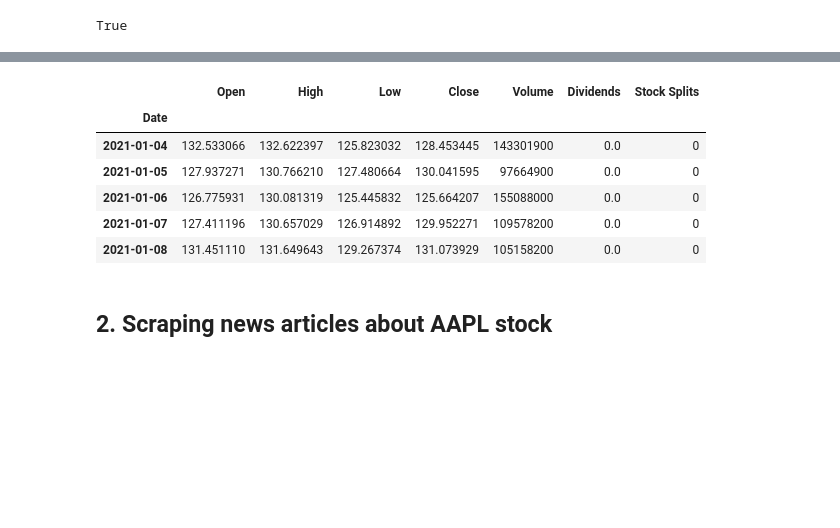
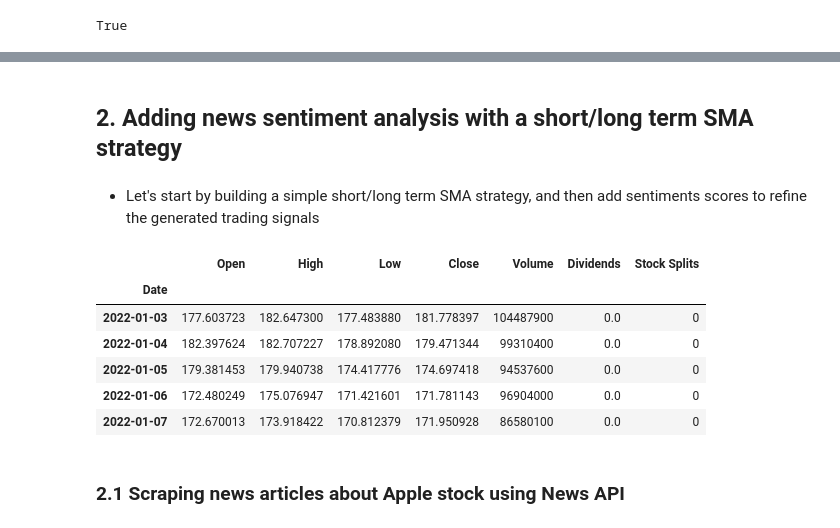
Before and after one commit to aahouzi/Stock-price-forecasting, a Jupyter notebook: notebooks/Financial_sentiment_analysis_VADER.ipynb, the cells around one changed output, grey strips where cells are left out. Drawn from its saved outputs; the diff is of its cells as text; code cells hidden in the pictures; blank space fills up the shorter version.

```diff
--- a/notebooks/Financial_sentiment_analysis_VADER.ipynb
+++ b/notebooks/Financial_sentiment_analysis_VADER.ipynb
@@ -67,16 +111,20 @@ Bob is normal. --> {'neg': 0.0, 'neu': 1.0, 'pos': 0.0, 'compound': 0.0}
 Bob isn't smart at all. --> {'neg': 0.361, 'neu': 0.639, 'pos': 0.0, 'compound': -0.3089}
+# %% [markdown]
+## 2. Adding news sentiment analysis with a short/long term SMA strategy
+# %% [markdown]
+- Let's start by building a simple short/long term SMA strategy, and then add sentiments scores to refine the generated trading signals
 # %%
 # Get AAPL data stock for year 2021
 aapl = yf.Ticker("AAPL")
-df_apple = aapl.history(start="2021-1-1", end="2021-12-31", interval="1d")
+df_apple = aapl.history(start="2022-1-1", end="2022-2-26", interval="1d")
 df_apple.head()
 # %% [output]
 |  | Open | High | Low | Close | Volume | Dividends | Stock Splits |
 | Date |  |  |  |  |  |  |  |
-| 2021-01-04 | 132.533066 | 132.622397 | 125.823032 | 128.453445 | 143301900 | 0.0 | 0 |
-| 2021-01-05 | 127.937271 | 130.766210 | 127.480664 | 130.041595 | 97664900 | 0.0 | 0 |
-| 2021-01-06 | 126.775931 | 130.081319 | 125.445832 | 125.664207 | 155088000 | 0.0 | 0 |
-| 2021-01-07 | 127.411196 | 130.657029 | 126.914892 | 129.952271 | 109578200 | 0.0 | 0 |
-| 2021-01-08 | 131.451110 | 131.649643 | 129.267374 | 131.073929 | 105158200 | 0.0 | 0 |
+| 2022-01-03 | 177.603723 | 182.647300 | 177.483880 | 181.778397 | 104487900 | 0.0 | 0 |
+| 2022-01-04 | 182.397624 | 182.707227 | 178.892080 | 179.471344 | 99310400 | 0.0 | 0 |
+| 2022-01-05 | 179.381453 | 179.940738 | 174.417776 | 174.697418 | 94537600 | 0.0 | 0 |
+| 2022-01-06 | 172.480249 | 175.076947 | 171.421601 | 171.781143 | 96904000 | 0.0 | 0 |
+| 2022-01-07 | 172.670013 | 173.918422 | 170.812379 | 171.950928 | 86580100 | 0.0 | 0 |
 # %% [markdown]
-## 2. Scraping news articles about AAPL stock
+### 2.1 Scraping news articles about Apple stock using News API
```
Also changed, not shown: parts of 33 cells of this notebook.
